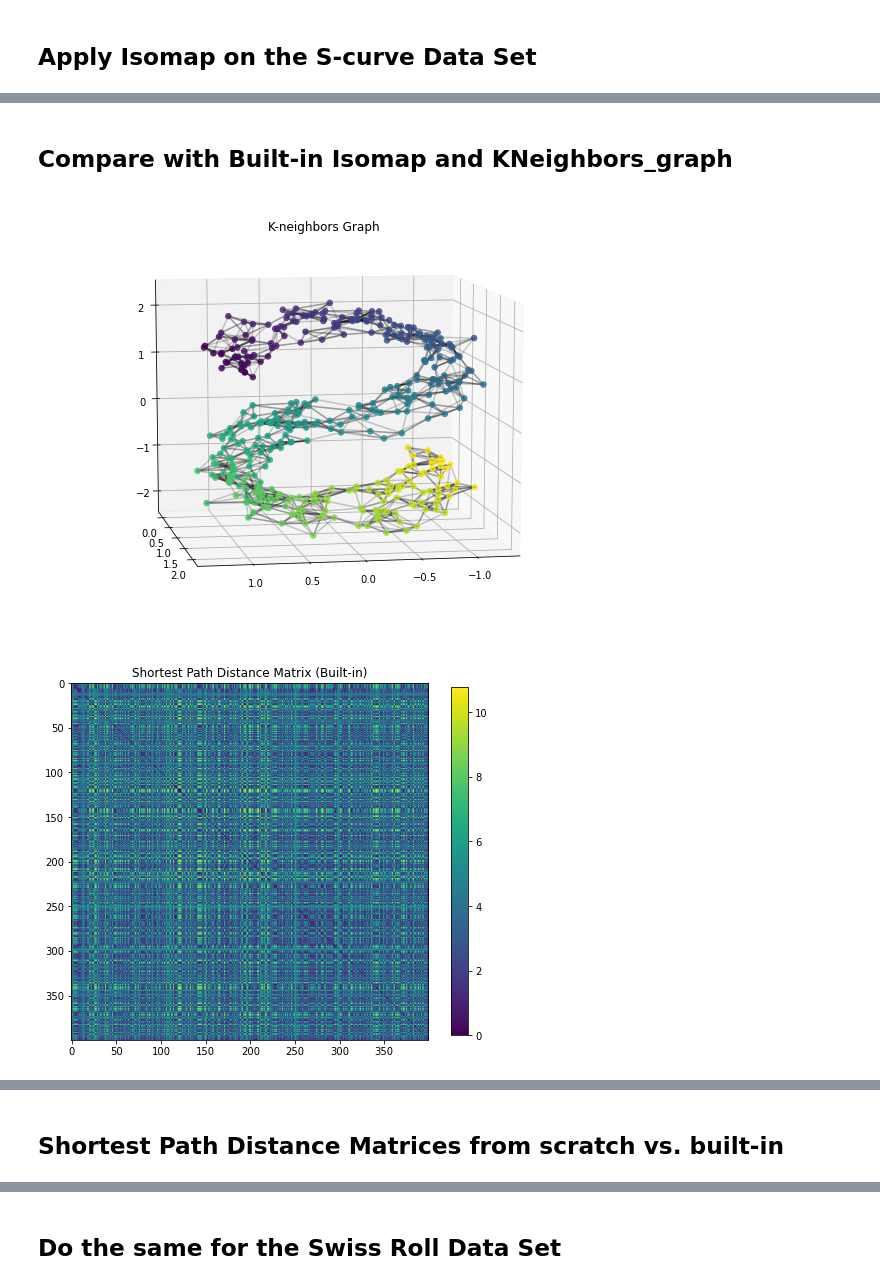
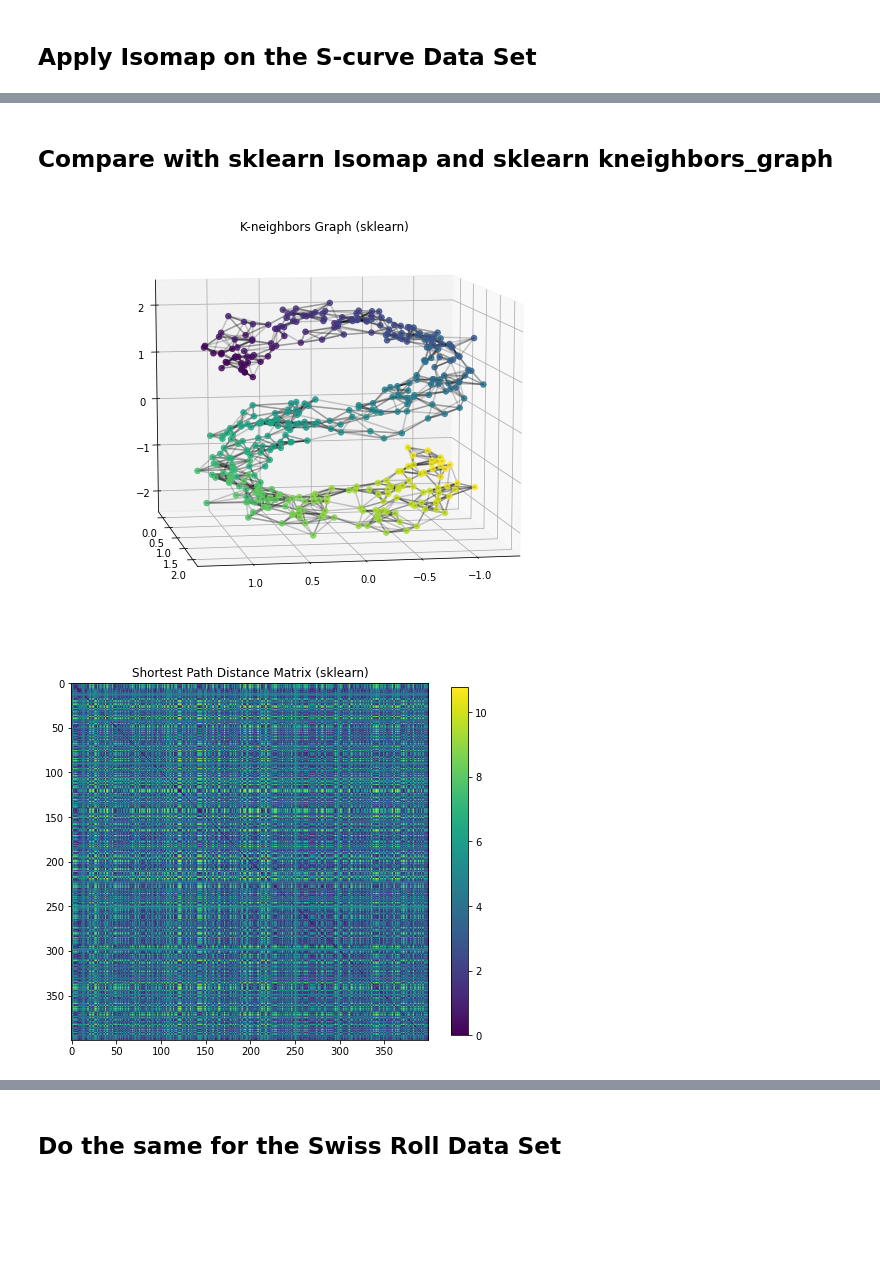
Before and after one commit to kspilario/DS397_comp, a Jupyter notebook: Nearest_Neighbor/isomap_scurve_swissroll.ipynb, the cells around one changed output, grey strips where cells are left out. Drawn from its saved outputs; the diff is of its cells as text; code cells hidden in the pictures; blank space fills up the shorter version.

```diff
--- a/Nearest_Neighbor/isomap_scurve_swissroll.ipynb
+++ b/Nearest_Neighbor/isomap_scurve_swissroll.ipynb
@@ -127,5 +134,5 @@ plt.show()
 # %% [markdown]
-## Compare with Built-in Isomap and KNeighbors_graph
+## Compare with sklearn Isomap and sklearn kneighbors_graph
 # %%
 from sklearn.neighbors import kneighbors_graph
 from sklearn.manifold import Isomap
@@ -137,38 +144,36 @@ A = kneighbors_graph(X, n_neighbors=5, mode='distance')
 x, y, z = X.T
 fig = plt.figure(figsize=(10,8))
 ax = plt.axes(projection='3d')
 ax.scatter(x, y, z, c=col, s=30, alpha=0.8)
 ax.view_init(azim=80, elev=10)
-ax.set_title('K-neighbors Graph')
+ax.set_title('K-neighbors Graph (sklearn)')
 
 for i in range(len(X)):
     for j in range(len(X)):
         if A[i,j] > 0 and A[i,j] < np.Inf:
             plt.plot(np.array([X[i,0], X[j,0]]),
                      np.array([X[i,1], X[j,1]]),
                      np.array([X[i,2], X[j,2]]),
                      color='k', alpha=0.2)
 plt.show()
 
 # Perform isomap embedding in 2D
 iso2 = Isomap(n_components=2, n_neighbors=5)
 scores = iso2.fit_transform(X)
 
 # Visualize the distance matrix
 plt.figure(figsize=(8,8))
 plt.imshow(iso2.dist_matrix_)
-plt.title('Shortest Path Distance Matrix (Built-in)')
+plt.title('Shortest Path Distance Matrix (sklearn)')
 plt.colorbar(shrink=0.8)
 plt.show()
 
 plt.figure(figsize=(8,6))
 plt.scatter(scores[:,0], scores[:,1], c=col, s=30)
-plt.title('Isomap Embedding (Built-in)')
+plt.title('Isomap Embedding (sklearn)')
 plt.grid()
 plt.show()
 # %% [output]
-[figure, old version]
+[figure, new version]
 [figure]
 [figure]
-# %% [markdown]
-## Shortest Path Distance Matrices from scratch vs. built-in
```
Also changed, not shown: parts of 9 cells of this notebook.
